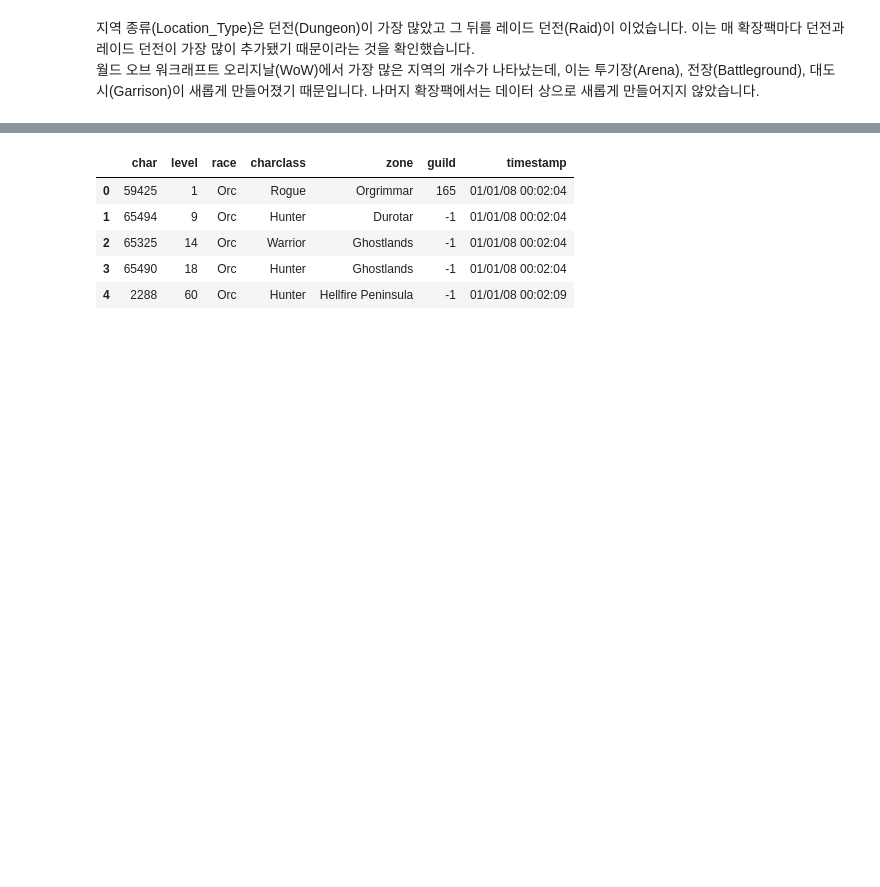
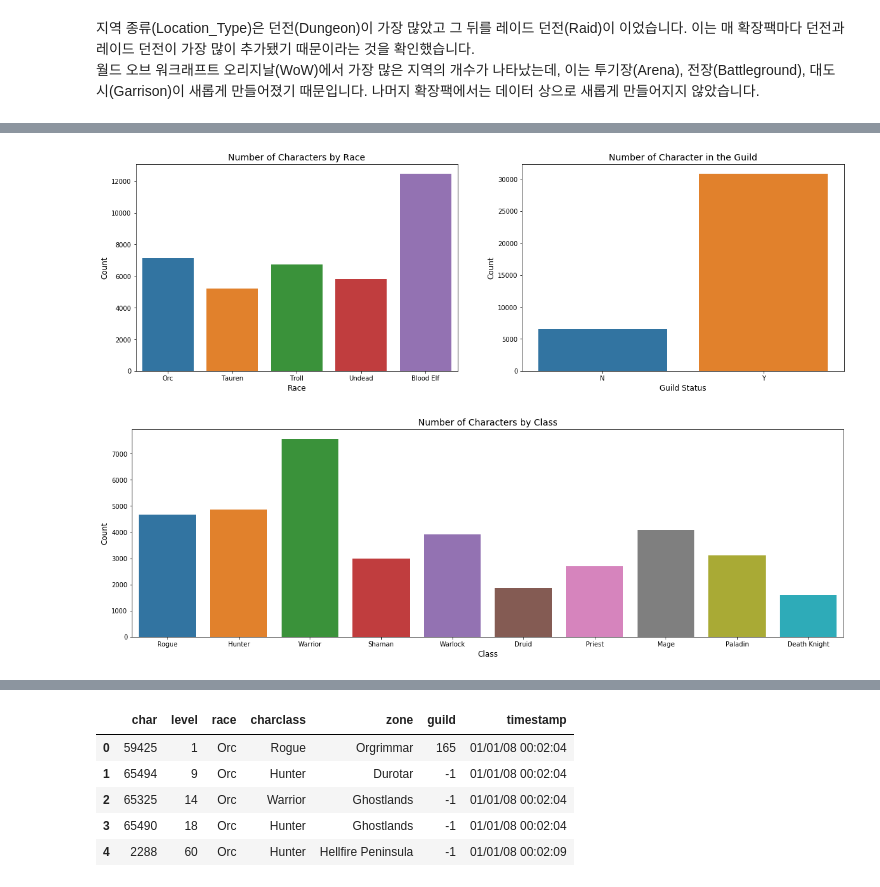
Before and after one commit to SSANGMAN/WoW-Network-Analysis, a Jupyter notebook: ipynb/Game_Network_Analsis_EDA.ipynb, the cells around one changed output, grey strips where cells are left out. Saved outputs shown, nothing was run; the diff lists cells and outputs as text; code cells hidden in the pictures; blank space fills up the shorter version.

Commit message:
Add Character Info Visualization

```diff
--- a/ipynb/Game_Network_Analsis_EDA.ipynb
+++ b/ipynb/Game_Network_Analsis_EDA.ipynb
@@ -142,0 +146,11 @@ plt.show()
+# %%
+wowah_data.columns = ['char', 'level','race','charclass', 'zone', 'guild', 'timestamp']
+
+print('Number of Characters:',wowah_data['char'].nunique())
+print('Number of levels:', wowah_data['level'].nunique())
+print('Number of Races:', wowah_data['race'].nunique())
+print('Number of Character Class:', wowah_data['charclass'].nunique())
+print('Number of Zones:', wowah_data['zone'].nunique())
+print('Number of Guilds:', wowah_data['guild'].nunique())
+print('Start Observing Date:', wowah_data['timestamp'].min(),'\n End Observing Date', wowah_data['timestamp'].max())
+wowah_data.head()
@@ -142,0 +207,28 @@ plt.show()
+# %%
+plt.figure(figsize = (20,6))
+
+char_class = wowah_data.drop_duplicates(subset = 'char') # regardless of level
+char_class['guild'] = char_class['guild'].apply(lambda x: 'Y' if x == -1 else 'N')
+
+plt.subplot(121)
+sns.countplot(char_class['race'])
+plt.title('Number of Characters by Race', fontsize = 14)
+plt.xlabel('Race', fontsize = 12)
+plt.ylabel('Count', fontsize = 12)
+
+plt.subplot(122)
+sns.countplot(char_class['guild'])
+plt.title('Number of Character in the Guild', fontsize = 14)
+plt.xlabel('Guild Status', fontsize = 12)
+plt.ylabel('Count', fontsize = 12)
+
+plt.figure(figsize = (20,6))
+sns.countplot(char_class['charclass'])
+plt.title('Number of Characters by Class', fontsize = 14)
+plt.xlabel('Class', fontsize = 12)
+plt.ylabel('Count', fontsize = 12)
+
+plt.show()
+# %% [output]
+[figure, added]
+[figure, added]
```
Also changed, not shown: parts of 7 cells of this notebook, 3 other files.
